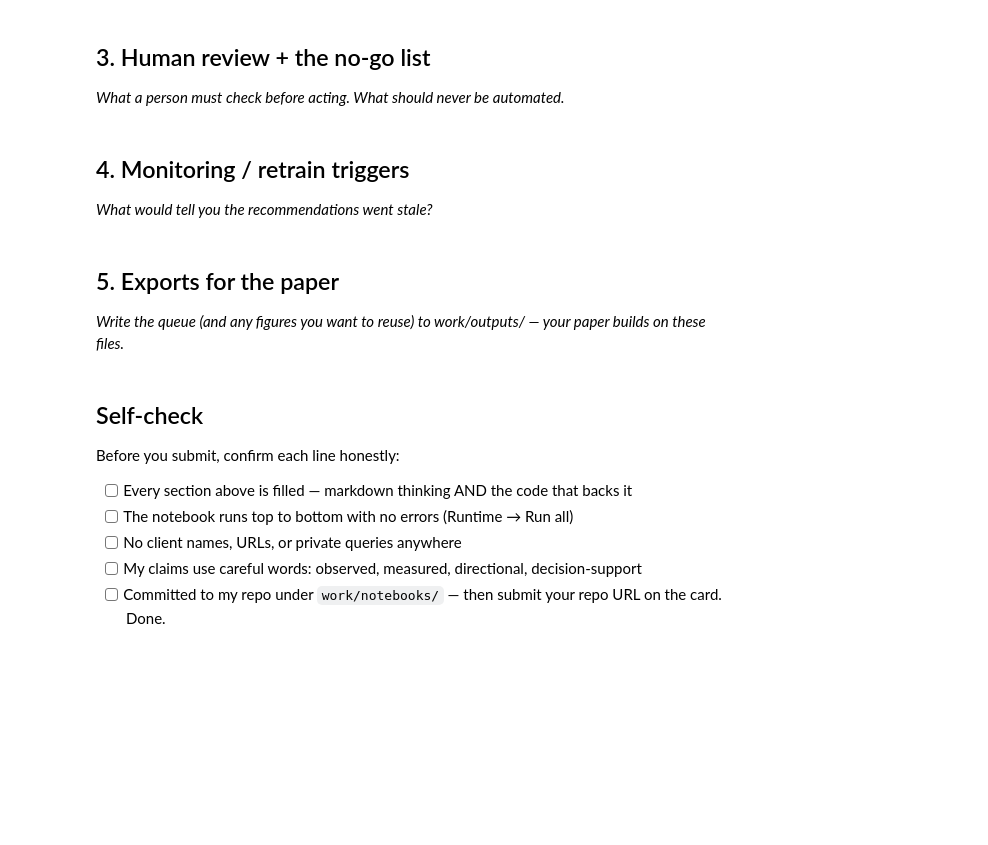
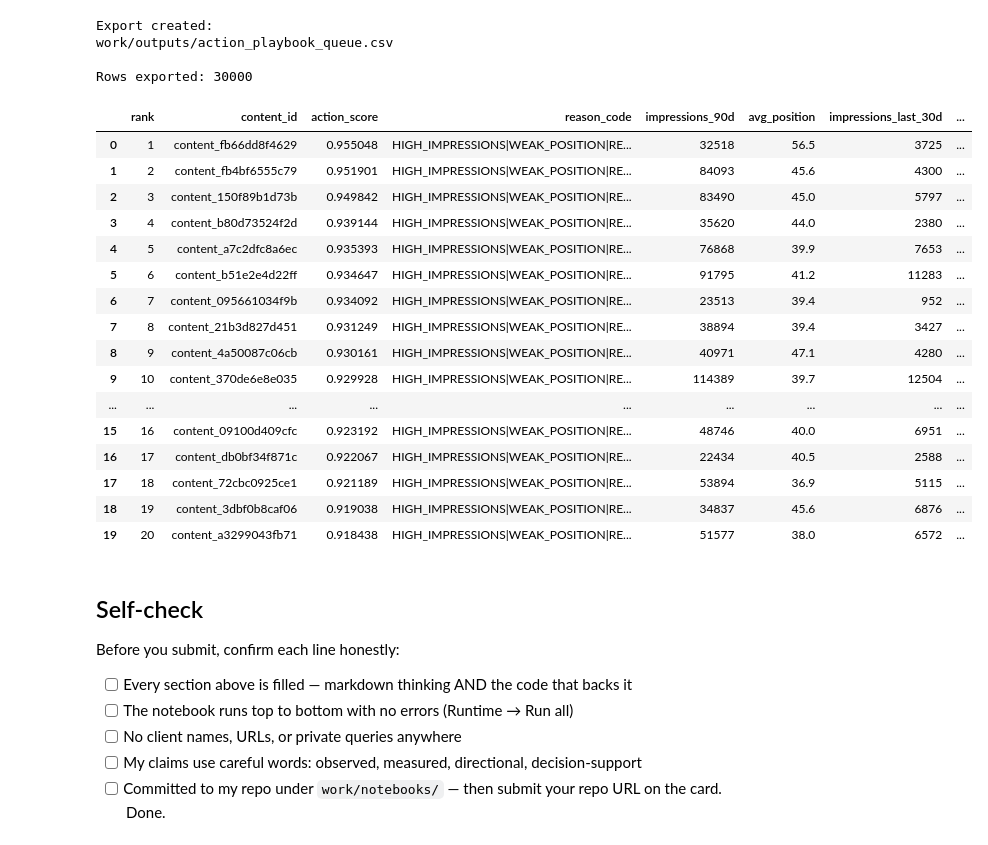
Before and after one commit to Utsabsinha19/flyrank-ml-internship, a Jupyter notebook: work/notebooks/w07_action_playbook.ipynb, the cells around one changed output. Saved outputs shown, nothing was run; the diff lists cells and outputs as text; code cells hidden in the pictures; blank space fills up the shorter version.

```diff
--- a/work/notebooks/w07_action_playbook.ipynb
+++ b/work/notebooks/w07_action_playbook.ipynb
@@ -20,7 +185,42 @@ This skeleton is yours to fill. Work the sections **in order** — each one has
 # %%
 # This cell is for CODE (numbers, a query, a check).
 # Write your text answer in the cell ABOVE this one — typing sentences here breaks Run All.
+import os
+
+os.makedirs("work/outputs", exist_ok=True)
+
+output_path = "work/outputs/action_playbook_queue.csv"
+
+queue.to_csv(
+    output_path,
+    index=False
+)
+
+print("Export created:")
+print(output_path)
+
+print("\nRows exported:", len(queue))
+
+display(queue.head(20))
+# %% [output]
+Export created:
+work/outputs/action_playbook_queue.csv
+
+Rows exported: 30000
+|  | rank | content_id | action_score | reason_code | impressions_90d | avg_position | impressions_last_30d | ... |
+| 0 | 1 | content_fb66dd8f4629 | 0.955048 | HIGH_IMPRESSIONS|WEAK_POSITION|RE... | 32518 | 56.5 | 3725 | ... |
+| 1 | 2 | content_fb4bf6555c79 | 0.951901 | HIGH_IMPRESSIONS|WEAK_POSITION|RE... | 84093 | 45.6 | 4300 | ... |
+| 2 | 3 | content_150f89b1d73b | 0.949842 | HIGH_IMPRESSIONS|WEAK_POSITION|RE... | 83490 | 45.0 | 5797 | ... |
+| 3 | 4 | content_b80d73524f2d | 0.939144 | HIGH_IMPRESSIONS|WEAK_POSITION|RE... | 35620 | 44.0 | 2380 | ... |
+| 4 | 5 | content_a7c2dfc8a6ec | 0.935393 | HIGH_IMPRESSIONS|WEAK_POSITION|RE... | 76868 | 39.9 | 7653 | ... |
+| 5 | 6 | content_b51e2e4d22ff | 0.934647 | HIGH_IMPRESSIONS|WEAK_POSITION|RE... | 91795 | 41.2 | 11283 | ... |
+| 6 | 7 | content_095661034f9b | 0.934092 | HIGH_IMPRESSIONS|WEAK_POSITION|RE... | 23513 | 39.4 | 952 | ... |
+| 7 | 8 | content_21b3d827d451 | 0.931249 | HIGH_IMPRESSIONS|WEAK_POSITION|RE... | 38894 | 39.4 | 3427 | ... |
+| 8 | 9 | content_4a50087c06cb | 0.930161 | HIGH_IMPRESSIONS|WEAK_POSITION|RE... | 40971 | 47.1 | 4280 | ... |
+| 9 | 10 | content_370de6e8e035 | 0.929928 | HIGH_IMPRESSIONS|WEAK_POSITION|RE... | 114389 | 39.7 | 12504 | ... |
+| ... | ... | ... | ... | ... | ... | ... | ... | ... |
+| 15 | 16 | content_09100d409cfc | 0.923192 | HIGH_IMPRESSIONS|WEAK_POSITION|RE... | 48746 | 40.0 | 6951 | ... |
+| 16 | 17 | content_db0bf34f871c | 0.922067 | HIGH_IMPRESSIONS|WEAK_POSITION|RE... | 22434 | 40.5 | 2588 | ... |
+| 17 | 18 | content_72cbc0925ce1 | 0.921189 | HIGH_IMPRESSIONS|WEAK_POSITION|RE... | 53894 | 36.9 | 5115 | ... |
+| 18 | 19 | content_3dbf0b8caf06 | 0.919038 | HIGH_IMPRESSIONS|WEAK_POSITION|RE... | 34837 | 45.6 | 6876 | ... |
+| 19 | 20 | content_a3299043fb71 | 0.918438 | HIGH_IMPRESSIONS|WEAK_POSITION|RE... | 51577 | 38.0 | 6572 | ... |
-# %% [markdown]
-## 3. Human review + the no-go list
-
-*What a person must check before acting. What should never be automated.*
@@ -30,4 +226,0 @@ This skeleton is yours to fill. Work the sections **in order** — each one has
-# %% [markdown]
-## 4. Monitoring / retrain triggers
-
-*What would tell you the recommendations went stale?*
@@ -37,4 +226,0 @@ This skeleton is yours to fill. Work the sections **in order** — each one has
-# %% [markdown]
-## 5. Exports for the paper
-
-*Write the queue (and any figures you want to reuse) to work/outputs/ — your paper builds on these files.*
```
Also changed, not shown: parts of 14 cells of this notebook.
